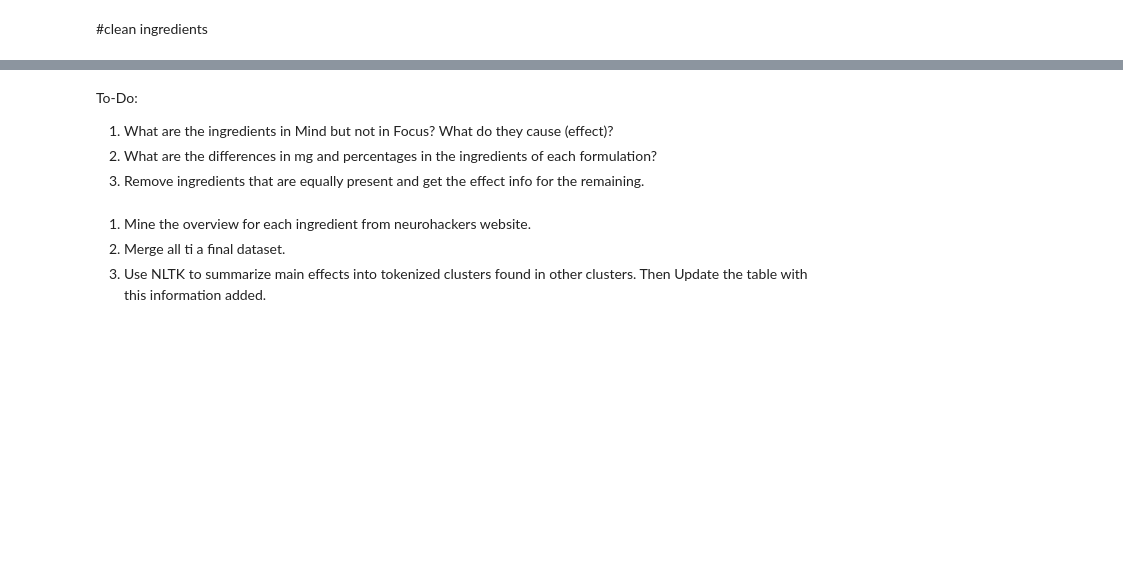
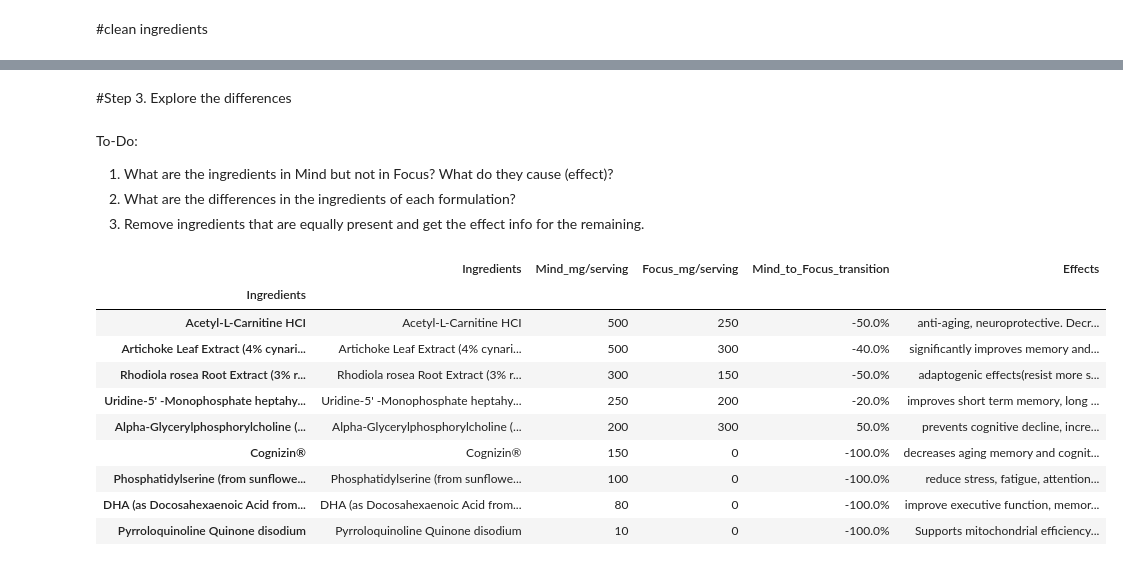
Before and after one commit to JeanCarloBejaran/Qualia-Nootropics-Mind-vs.-Focus, a Jupyter notebook: Qualia_Nootropics_Mind_Vs_Focus_Ingredient_Analysis.ipynb, the cells around one changed output, grey strips where cells are left out. Drawn from its saved outputs; the diff is of its cells as text; code cells hidden in the pictures; blank space fills up the shorter version.

```diff
--- a/Qualia_Nootropics_Mind_Vs_Focus_Ingredient_Analysis.ipynb
+++ b/Qualia_Nootropics_Mind_Vs_Focus_Ingredient_Analysis.ipynb
@@ -224,0 +269,4 @@ Qualia
+# %%
+#Remove ingredients that are equally present and get the effect info for the remaining.
+Qualia_stack_differences = Qualia.loc[(Qualia['Mind_mg/serving'] != Qualia['Focus_mg/serving']), ['Ingredients', 'Mind_mg/serving', 'Focus_mg/serving']]
+Qualia_stack_differences
@@ -224,0 +285,12 @@ Qualia
+# %%
+#add ingedient effect manually from neurohackers website.
+#note: I could learn how to make this into a webscrapper bot, but it's more time efficient to do it manually given the small number of rows.
+list_of_effects = ['anti-aging, neuroprotective. Decreases fatigue and improves attention, memory, learning and executive function.', 'significantly improves memory and executive function', 'adaptogenic effects(resist more stress), improves memory and focus','improves short term memory, long term memory, learning, attention, and executive function.' ,'prevents cognitive decline, increases attention and memory', 'decreases aging memory and cognitive decline. enhances attention, learning and memory.','reduce stress, fatigue, attention deficit and forgetfulness. increase mental processing speed and accuracy, attention and working memory.','improve executive function, memory and learning.','Supports mitochondrial efficiency, antioxidant defenses, brain function and neuroprotection, healthy gut microbiota(mood), immune and cognitive function']
+Qualia_stack_differences['Effects']= list_of_effects
+
+#Expand column width to show full effects per ingredient
+pd.set_option('display.max_colwidth', -1)
+
+#Index by ingredient
+Qualia_stack_differences.index = Qualia_stack_differences.Ingredients
+Qualia_stack_differences.drop(columns = 'Ingredients')
@@ -225,6 +309,8 @@ Qualia
+# %% [markdown]
+#Step 3. Explore the differences
 # %% [markdown]
 To-Do:
 
 1. What are the ingredients in Mind but not in Focus? What do they cause (effect)?
-2. What are the differences in mg and percentages in the ingredients of each formulation?
+2. What are the differences in the ingredients of each formulation?
 3. Remove ingredients that are equally present and get the effect info for the remaining.
@@ -235 +317,31 @@ To-Do:
+# %%
+#Convert float to int
+Qualia_stack_differences['Focus_mg/serving'] = Qualia_stack_differences['Focus_mg/serving'].apply(lambda x: int(x))
+
+#Mind_to_Focus transition ingredient's percentage change
+Qualia_stack_differences['Mind_to_Focus_transition'] = (((Qualia_stack_differences['Focus_mg/serving'] - Qualia_stack_differences['Mind_mg/serving']) / Qualia_stack_differences['Mind_mg/serving'])*100)
+Qualia_stack_differences['Mind_to_Focus_transition'] = Qualia_stack_differences['Mind_to_Focus_transition'].apply(lambda x: str(x) + '%')
+
+#rearranging column order
+cols = Qualia_stack_differences.columns.to_list()
+cols = ['Ingredients',
+ 'Mind_mg/serving',
+ 'Focus_mg/serving',
+ 'Mind_to_Focus_transition',
+ 'Effects']
+
+Qualia_stack_differences = Qualia_stack_differences[cols]
+Qualia_stack_differences
+# %% [output]
+|  | Ingredients | Mind_mg/serving | Focus_mg/serving | Mind_to_Focus_transition | Effects |
+| Ingredients |  |  |  |  |  |
+| Acetyl-L-Carnitine HCI | Acetyl-L-Carnitine HCI | 500 | 250 | -50.0% | anti-aging, neuroprotective. Decr... |
+| Artichoke Leaf Extract (4% cynari... | Artichoke Leaf Extract (4% cynari... | 500 | 300 | -40.0% | significantly improves memory and... |
+| Rhodiola rosea Root Extract (3% r... | Rhodiola rosea Root Extract (3% r... | 300 | 150 | -50.0% | adaptogenic effects(resist more s... |
+| Uridine-5' -Monophosphate heptahy... | Uridine-5' -Monophosphate heptahy... | 250 | 200 | -20.0% | improves short term memory, long ... |
+| Alpha-Glycerylphosphorylcholine (... | Alpha-Glycerylphosphorylcholine (... | 200 | 300 | 50.0% | prevents cognitive decline, incre... |
+| Cognizin® | Cognizin® | 150 | 0 | -100.0% | decreases aging memory and cognit... |
+| Phosphatidylserine (from sunflowe... | Phosphatidylserine (from sunflowe... | 100 | 0 | -100.0% | reduce stress, fatigue, attention... |
+| DHA (as Docosahexaenoic Acid from... | DHA (as Docosahexaenoic Acid from... | 80 | 0 | -100.0% | improve executive function, memor... |
+| Pyrroloquinoline Quinone disodium | Pyrroloquinoline Quinone disodium | 10 | 0 | -100.0% | Supports mitochondrial efficiency... |
 # %%
@@ -244,5 +354,0 @@ import plotly.express as px
-# %% [markdown]
-1. Mine the overview for each ingredient from neurohackers website.
-2. Merge all ti a final dataset.
-3. Use NLTK to summarize main effects into tokenized clusters found in other clusters.
-Then Update the table with this information added.
```
Also changed, not shown: parts of 26 cells of this notebook.
